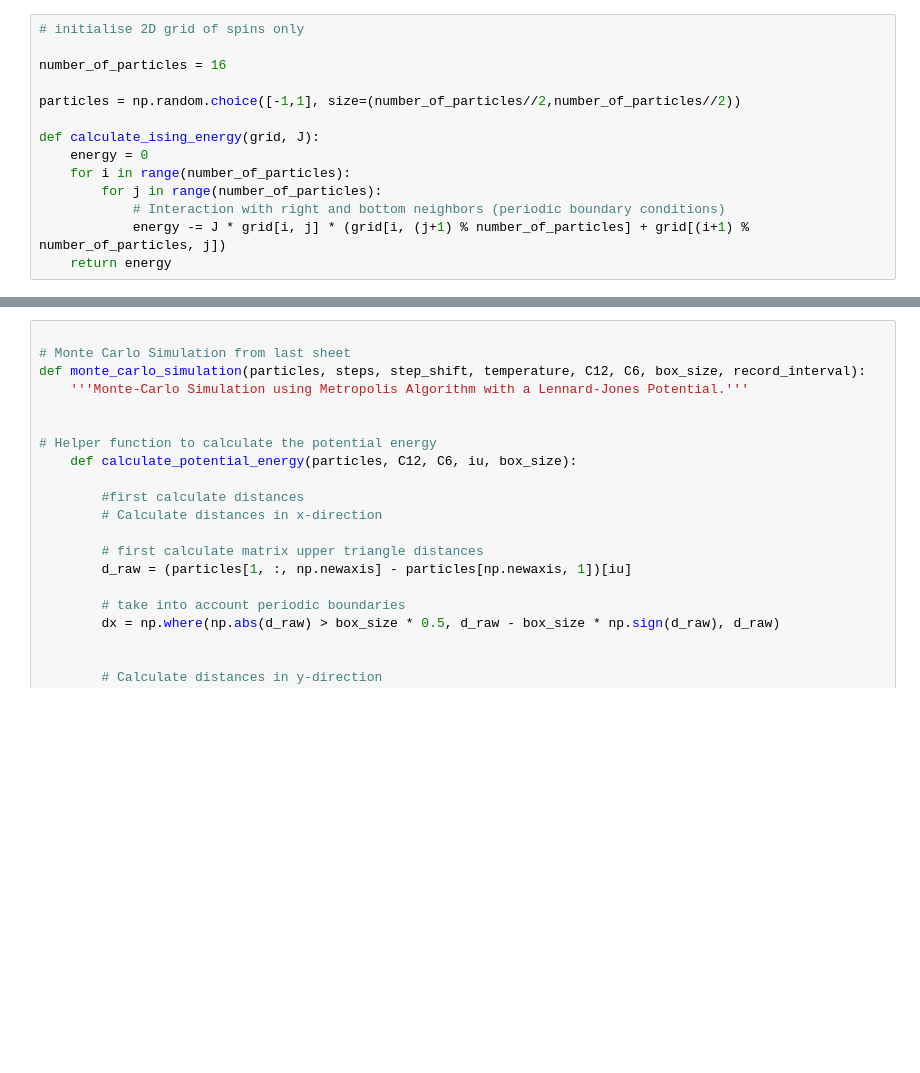
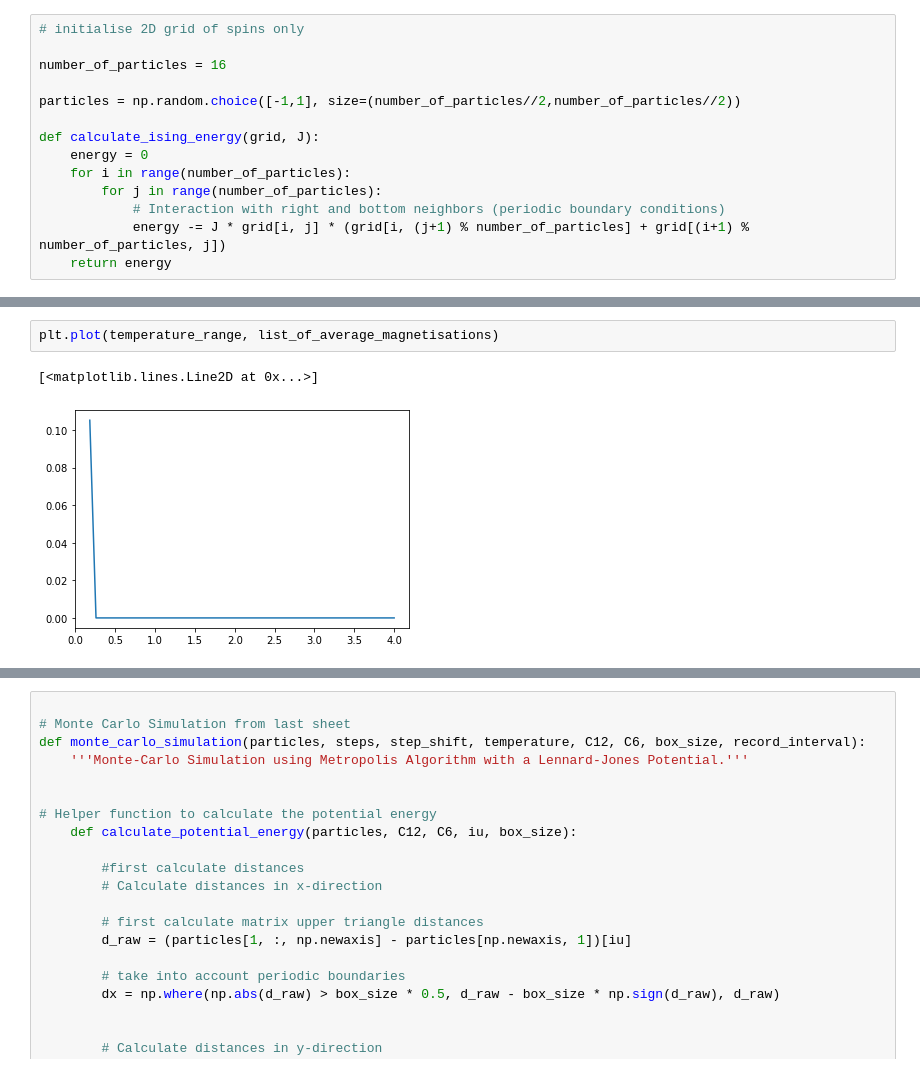
Before and after one commit to fsonak/VL_CCS, a Jupyter notebook: week_8.ipynb, the cells around one changed output, grey strips where cells are left out. Drawn from its saved outputs; the diff is of its cells as text; blank space fills up the shorter version.

```diff
--- a/week_8.ipynb
+++ b/week_8.ipynb
@@ -198,0 +236,5 @@ plot_spin_configuration_with_arrows(example_grid)
+# %%
+plt.plot(temperature_range, list_of_average_magnetisations)
+# %% [output]
+[<matplotlib.lines.Line2D at 0x...>]
+[figure, added]
```
Also changed, not shown: parts of 4 cells of this notebook.
